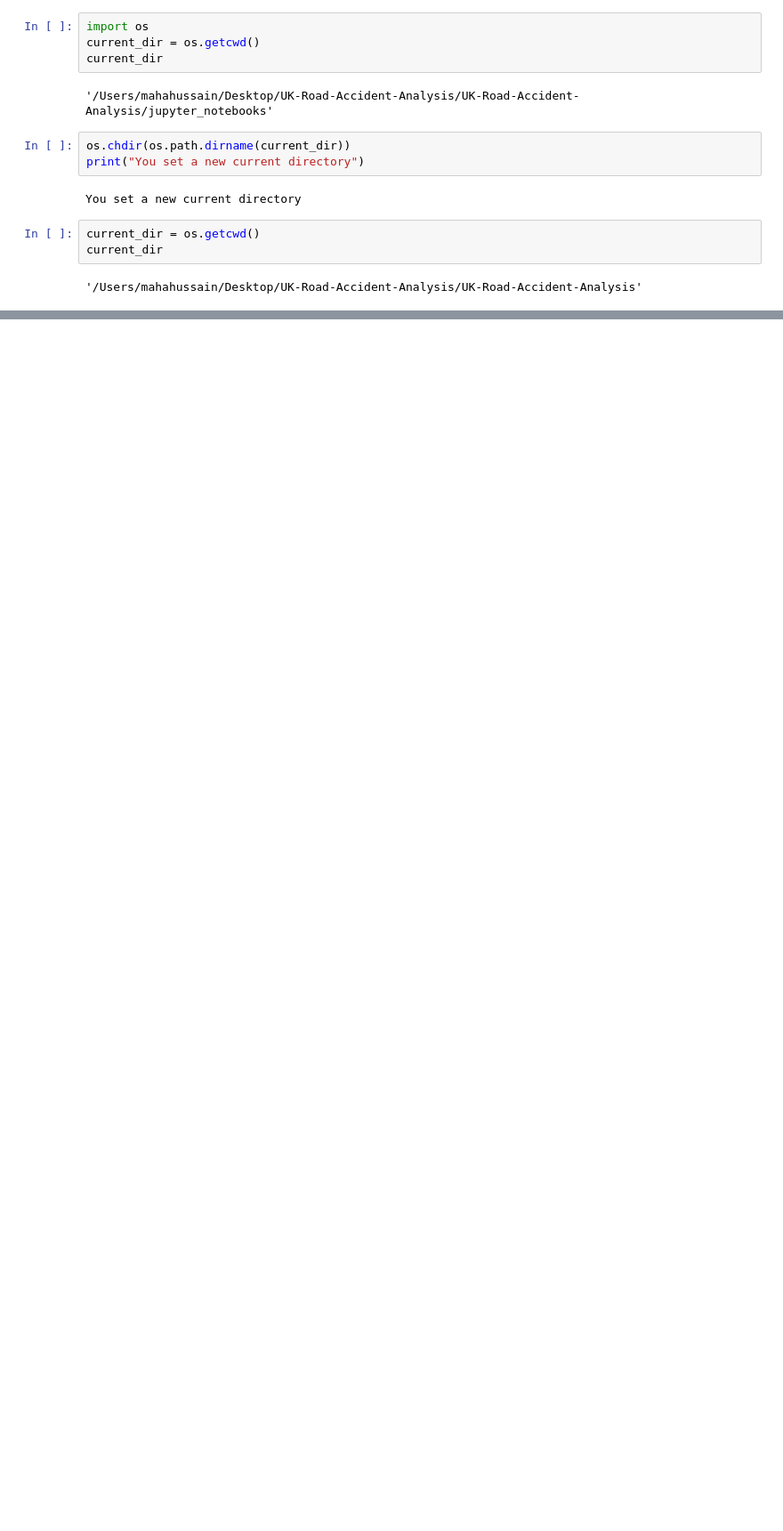
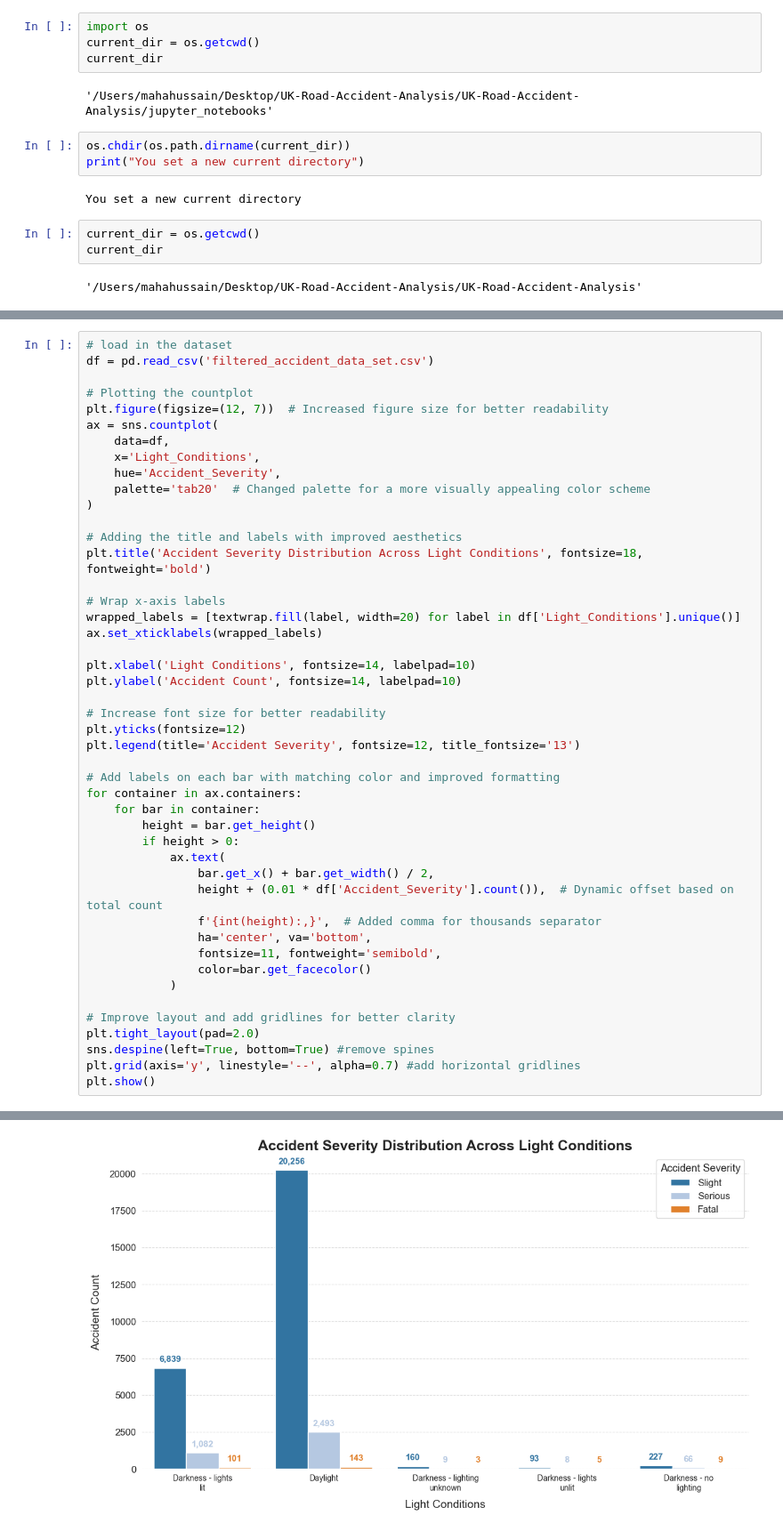
Before and after one commit to MahaSci/UK-Road-Accident-Analysis, a Jupyter notebook: jupyter_notebooks/06_Hypothesis_Testing_Categorical.ipynb, the cells around one changed output, grey strips where cells are left out. Shown at 89% size. Cells and saved outputs as stored; diff of their text form; blank space fills up the shorter version.

```diff
--- a/jupyter_notebooks/06_Hypothesis_Testing_Categorical.ipynb
+++ b/jupyter_notebooks/06_Hypothesis_Testing_Categorical.ipynb
@@ -54,0 +140,47 @@ import plotly.express as px
+# %%
+# load in the dataset
+df = pd.read_csv('filtered_accident_data_set.csv')
+
+# Plotting the countplot
+plt.figure(figsize=(12, 7))  # Increased figure size for better readability
+ax = sns.countplot(
+    data=df,
+    x='Light_Conditions',
+    hue='Accident_Severity',
+    palette='tab20'  # Changed palette for a more visually appealing color scheme
+)
+
+# Adding the title and labels with improved aesthetics
+plt.title('Accident Severity Distribution Across Light Conditions', fontsize=18, fontweight='bold')
+
+# Wrap x-axis labels
+wrapped_labels = [textwrap.fill(label, width=20) for label in df['Light_Conditions'].unique()]
+ax.set_xticklabels(wrapped_labels)
+
+plt.xlabel('Light Conditions', fontsize=14, labelpad=10)
+plt.ylabel('Accident Count', fontsize=14, labelpad=10)
+
+# Increase font size for better readability
+plt.yticks(fontsize=12)
+plt.legend(title='Accident Severity', fontsize=12, title_fontsize='13')
+
+# Add labels on each bar with matching color and improved formatting
+for container in ax.containers:
+    for bar in container:
+        height = bar.get_height()
+        if height > 0:
+            ax.text(
+                bar.get_x() + bar.get_width() / 2,
+                height + (0.01 * df['Accident_Severity'].count()),  # Dynamic offset based on total count
+                f'{int(height):,}',  # Added comma for thousands separator
+                ha='center', va='bottom',
+                fontsize=11, fontweight='semibold',
+                color=bar.get_facecolor()
+            )
+
+# Improve layout and add gridlines for better clarity
+plt.tight_layout(pad=2.0)
+sns.despine(left=True, bottom=True) #remove spines
+plt.grid(axis='y', linestyle='--', alpha=0.7) #add horizontal gridlines
+plt.show()
+# %% [output]
@@ -54,0 +188 @@ import plotly.express as px
+[figure, added]
```
Also changed, not shown: parts of 25 cells of this notebook, 1 other file.
